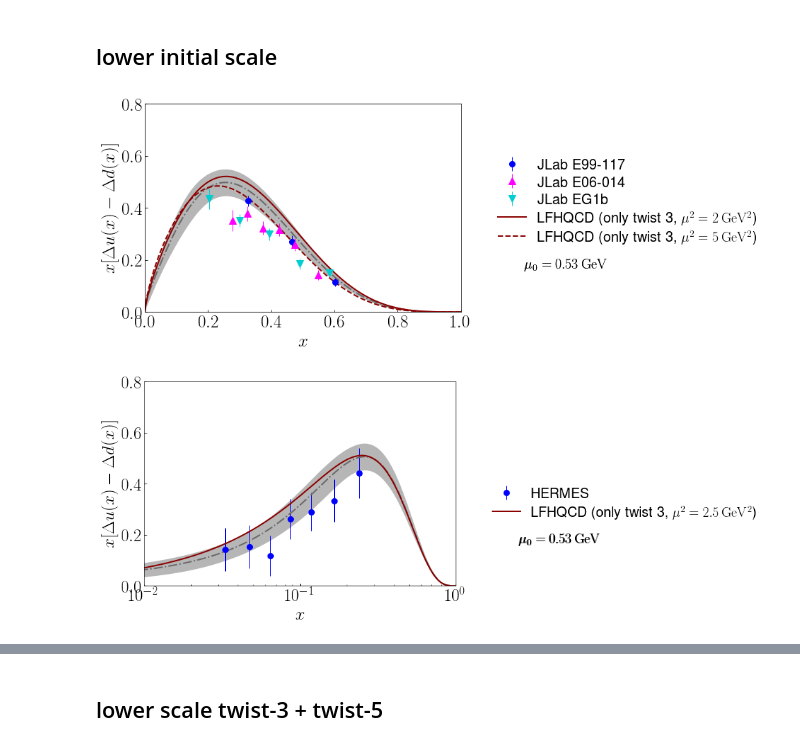
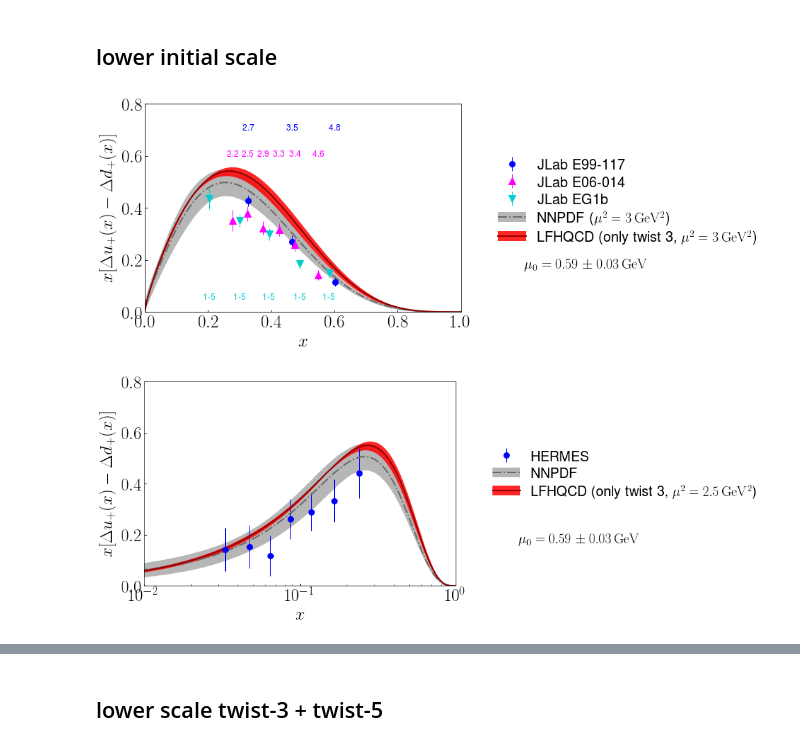
Before and after one commit to TianboLiu/LFHQCD, a Jupyter notebook: axialFF/compare-pol.ipynb, the cells around one changed output, grey strips where cells are left out. Drawn from its saved outputs; the diff is of its cells as text; code cells hidden in the pictures.

```diff
--- a/axialFF/compare-pol.ipynb
+++ b/axialFF/compare-pol.ipynb
@@ -62,6 +62,24 @@ pol['model1 initial']=np.loadtxt("results/model1_initial.dat",skiprows=2)
 pol['model2 initial']=np.loadtxt("results/model2_initial.dat",skiprows=2)
 pol['model3 initial']=np.loadtxt("results/model3_initial.dat",skiprows=2)
 pol['model4 initial']=np.loadtxt("results/model4_initial.dat",skiprows=2)
+
+
+
+pol['model0 Q0=0.59 Q=1.581']=np.loadtxt("results/model0_Q0=0.59_Q=1.581.dat",skiprows=2)
+pol['model0 Q0=0.56 Q=1.581']=np.loadtxt("results/model0_Q0=0.56_Q=1.581.dat",skiprows=2)
+pol['model0 Q0=0.62 Q=1.581']=np.loadtxt("results/model0_Q0=0.62_Q=1.581.dat",skiprows=2)
+
+pol['model0 Q0=0.59 Q=1.732']=np.loadtxt("results/model0_Q0=0.59_Q=1.732.dat",skiprows=2)
+pol['model0 Q0=0.56 Q=1.732']=np.loadtxt("results/model0_Q0=0.56_Q=1.732.dat",skiprows=2)
+pol['model0 Q0=0.62 Q=1.732']=np.loadtxt("results/model0_Q0=0.62_Q=1.732.dat",skiprows=2)
+
+pol['model1 Q0=0.59 Q=1.581']=np.loadtxt("results/model1_Q0=0.59_Q=1.581.dat",skiprows=2)
+pol['model1 Q0=0.56 Q=1.581']=np.loadtxt("results/model1_Q0=0.56_Q=1.581.dat",skiprows=2)
+pol['model1 Q0=0.62 Q=1.581']=np.loadtxt("results/model1_Q0=0.62_Q=1.581.dat",skiprows=2)
+
+pol['model1 Q0=0.59 Q=1.732']=np.loadtxt("results/model1_Q0=0.59_Q=1.732.dat",skiprows=2)
+pol['model1 Q0=0.56 Q=1.732']=np.loadtxt("results/model1_Q0=0.56_Q=1.732.dat",skiprows=2)
+pol['model1 Q0=0.62 Q=1.732']=np.loadtxt("results/model1_Q0=0.62_Q=1.732.dat",skiprows=2)
 # %% [markdown]
 ## Compare
 # %%
@@ -266,16 +284,27 @@ d0=ax.errorbar(expdata['E99-117'][:,0],\
             yerr=((expdata['E99-117'][:,3] * expdata['E99-117'][:,6])**2 +\
                   (expdata['E99-117'][:,5] * expdata['E99-117'][:,8])**2)**0.5,\
            ls='none', linewidth=1, marker='o', markersize=8, color='blue')
+for i in range(len(expdata['E99-117'])):
+    ax.text(expdata['E99-117'][i,0], 0.7, '%.1f' %(expdata['E99-117'][i,1]),\
+            horizontalalignment='center', fontsize=12, color='blue')
+
 d1=ax.errorbar(expdata['E06-014'][:,0],\
             expdata['E06-014'][:,2] * expdata['E06-014'][:,6] - expdata['E06-014'][:,4] * expdata['E06-014'][:,8],\
             yerr=((expdata['E06-014'][:,3] * expdata['E06-014'][:,6])**2 +\
                   (expdata['E06-014'][:,5] * expdata['E06-014'][:,8])**2)**0.5,\
            ls='none', linewidth=1, marker='^', markersize=10, color='magenta')
+for i in range(len(expdata['E06-014'])):
+    ax.text(expdata['E06-014'][i,0], 0.6, '%.1f' %(expdata['E06-014'][i,1]),\
+            horizontalalignment='center', fontsize=12, color='magenta')
+
 d2=ax.errorbar(expdata['EG1b'][:,0],\
             expdata['EG1b'][:,2] * expdata['EG1b'][:,6] - expdata['EG1b'][:,4] * expdata['EG1b'][:,8],\
             yerr=((expdata['EG1b'][:,3] * expdata['EG1b'][:,6])**2 +\
                   (expdata['EG1b'][:,5] * expdata['EG1b'][:,8])**2)**0.5,\
            ls='none', linewidth=1, marker='v', markersize=10, color='darkturquoise')
+for i in range(len(expdata['EG1b'])):
+    ax.text(expdata['EG1b'][i,0], 0.05, '1-5',\
+            horizontalalignment='center', fontsize=12, color='darkturquoise')
 
 c1=ax.plot(pol['NNPDF Q=1.732'][:,0], pol['NNPDF Q=1.732'][:,3] ,color='dimgray',ls='-.', linewidth=2)
 c2=ax.fill_between(pol['NNPDF Q=1.732'][:,0],\
@@ -283,68 +312,75 @@ c2=ax.fill_between(pol['NNPDF Q=1.732'][:,0],\
                    pol['NNPDF Q=1.732'][:,3] + pol['NNPDF Q=1.732'][:,4],\
                    color='darkgray', alpha=0.85, linewidth=0)
 
-t0=ax.plot(pol['model0 Q0=0.53 Q=1.414'][:,0], pol['model0 Q0=0.53 Q=1.414'][:,2] * 1.272, color='darkred', ls='-', linewidth=2)
-t0a=ax.plot(pol['model0 Q0=0.53 Q=2.236'][:,0], pol['model0 Q0=0.53 Q=2.236'][:,2] * 1.272, color='darkred', ls='--', linewidth=2)
+t0=ax.fill_between(pol['model0 Q0=0.59 Q=1.732'][:,0],\
+                   pol['model0 Q0=0.56 Q=1.732'][:,2] * 1.272,\
+                   pol['model0 Q0=0.62 Q=1.732'][:,2] * 1.272,\
+                   color='red', alpha=0.85, linewidth=0)
+t1=ax.plot(pol['model0 Q0=0.59 Q=1.732'][:,0], pol['model0 Q0=0.59 Q=1.732'][:,2] * 1.272, color='darkred', ls='-', linewidth=2)
+
 
 ax.set_xlim(0,1)
 ax.set_ylim(0,0.8)
 ax.set_xlabel(r'$x$', size=25)
-ax.set_ylabel(r'$x[\Delta u(x)-\Delta d(x)]$', size=25)
+ax.set_ylabel(r'$x[\Delta u_+(x)-\Delta d_+(x)]$', size=25)
 ax.tick_params(axis='both', which='both', direction='in', labelsize=25)
 
-L=[(d0), (d1), (d2), (t0[0]), (t0a[0])]
+L=[(d0), (d1), (d2), (c2, c1[0]), (t0, t1[0])]
 H=[r'JLab E99-117',\
    r'JLab E06-014',\
    r'JLab EG1b',\
-   r'LFHQCD~(only~twist~3, $\mu^2=2\,\rm GeV^2$)',\
-   r'LFHQCD~(only~twist~3, $\mu^2=5\,\rm GeV^2$)',\
+   r'NNPDF~($\mu^2=3\,\rm GeV^2$)',\
+   r'LFHQCD~(only~twist~3, $\mu^2=3\,\rm GeV^2$)',\
   ]
 ax.legend(L, H, fontsize=20,frameon=False, labelspacing=0.3, loc=(1.1, 0.3))
-ax.text(1.2, 0.2, r'$\mu_0=0.53\,\rm GeV$', transform=ax.transAxes, size=20)
-ax.text(1.201, 0.2, r'$\mu_0=0.53\,\rm GeV$', transform=ax.transAxes, size=20)
+ax.text(1.2, 0.2, r'$\mu_0=0.59\pm0.03\,\rm GeV$', transform=ax.transAxes, size=20)
 
 fig.tight_layout()
-#fig.savefig("results/lower-jlab.pdf")
+fig.savefig("results/lower-jlab.pdf")
 # %% [output]
-[figure, old version]
+[figure, new version]
 # %%
 nrows, ncols = 1, 2
 fig = py.figure(figsize=(ncols*7,nrows*7*0.75))
 ax = fig.add_subplot(nrows, ncols, 1)
 d0=ax.errorbar(expdata['HERMES'][:,0],\
             expdata['HERMES'][:,1] - expdata['HERMES'][:,3] + expdata['HERMES'][:,5] - expdata['HERMES'][:,7],\
             yerr=(expdata['HERMES'][:,2]**2 + expdata['HERMES'][:,4]**2 +\
                   expdata['HERMES'][:,6]**2 + expdata['HERMES'][:,8]**2)**0.5,\
            ls='none', linewidth=1, marker='o', markersize=8, color='blue')
 
 c1=ax.plot(pol['NNPDF Q=1.581'][:,0], pol['NNPDF Q=1.581'][:,3] ,color='dimgray',ls='-.', linewidth=2)
 c2=ax.fill_between(pol['NNPDF Q=1.581'][:,0],\
                    pol['NNPDF Q=1.581'][:,3] - pol['NNPDF Q=1.581'][:,4],\
                    pol['NNPDF Q=1.581'][:,3] + pol['NNPDF Q=1.581'][:,4],\
                    color='darkgray', alpha=0.85, linewidth=0)
 
-t0=ax.plot(pol['model0 Q0=0.53 Q=1.581'][:,0], pol['model0 Q0=0.53 Q=1.581'][:,2] * 1.272, color='darkred', ls='-', linewidth=2)
+t0=ax.fill_between(pol['model0 Q0=0.59 Q=1.581'][:,0],\
+                   pol['model0 Q0=0.56 Q=1.581'][:,2] * 1.272,\
+                   pol['model0 Q0=0.62 Q=1.581'][:,2] * 1.272,\
+                   color='red', alpha=0.85, linewidth=0)
+t1=ax.plot(pol['model0 Q0=0.59 Q=1.581'][:,0], pol['model0 Q0=0.59 Q=1.581'][:,2] * 1.272, color='darkred', ls='-', linewidth=2)
 
 ax.set_xlim(1e-2,1)
 ax.set_ylim(0,0.8)
 ax.set_xscale('log')
 ax.set_xlabel(r'$x$', size=25)
-ax.set_ylabel(r'$x[\Delta u(x)-\Delta d(x)]$', size=25)
+ax.set_ylabel(r'$x[\Delta u_+(x)-\Delta d_+(x)]$', size=25)
 ax.tick_params(axis='both', which='both', direction='in', labelsize=25)
 
-L=[(d0), (t0[0]), (t1[0])]
+L=[(d0), (c2, c1[0]), (t0, t1[0])]
 H=[r'HERMES',\
+   r'NNPDF',\
    r'LFHQCD~(only~twist~3, $\mu^2=2.5\,\rm GeV^2$)',\
    #r'LFHQCD~(30\%~twist~5, $\mu^2=2.5\,\rm GeV^2$)',\
   ]
-ax.legend(L, H, fontsize=20,frameon=False, labelspacing=0.3, loc=(1.1, 0.3))
-ax.text(1.2, 0.2, r'$\mu_0=0.53\,\rm GeV$', transform=ax.transAxes, size=20)
-ax.text(1.201, 0.2, r'$\mu_0=0.53\,\rm GeV$', transform=ax.transAxes, size=20)
+ax.legend(L, H, fontsize=20,frameon=False, labelspacing=0.3, loc=(1.1, 0.4))
+ax.text(1.2, 0.2, r'$\mu_0=0.59\pm0.03\,\rm GeV$', transform=ax.transAxes, size=20)
 
 fig.tight_layout()
-#fig.savefig("results/lower-hermes.pdf")
+fig.savefig("results/lower-hermes.pdf")
 # %% [output]
-[figure, old version]
+[figure, new version]
 # %%
 nrows, ncols = 1, 2
 fig = py.figure(figsize=(ncols*7,nrows*7*0.75))
```
Also changed, not shown: parts of 4 cells of this notebook, 18 other files.
